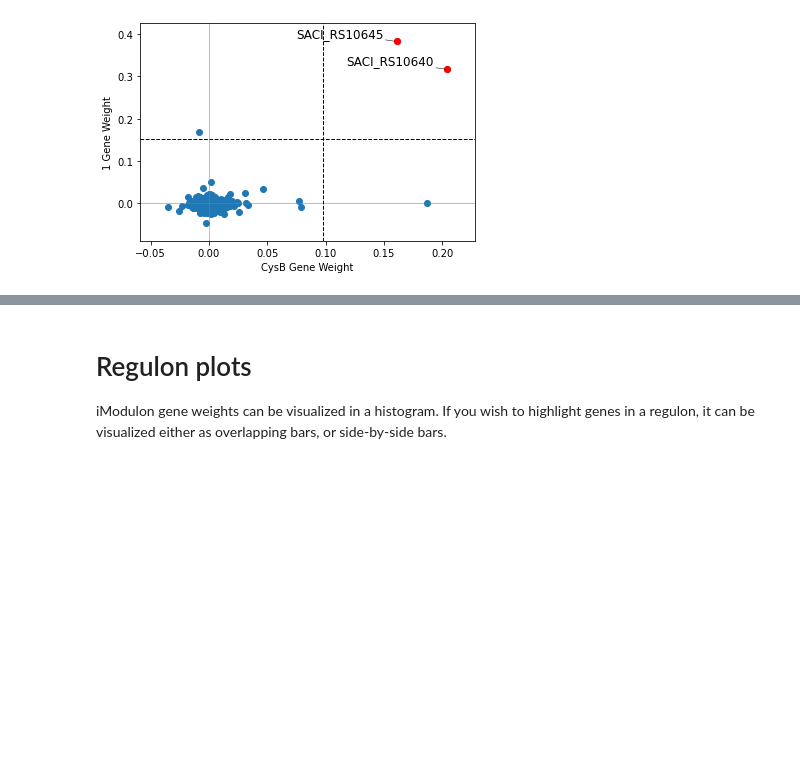
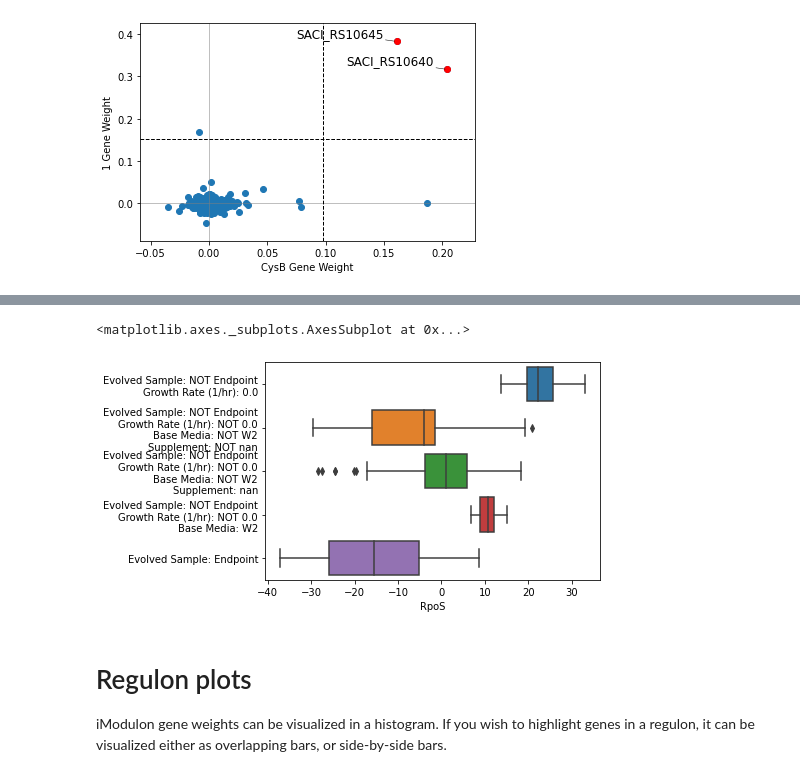
Before and after one commit to SBRG/pymodulon, a Jupyter notebook: notebooks/Visualizations.ipynb, the cells around one changed output, grey strips where cells are left out. Saved outputs shown, nothing was run; the diff lists cells and outputs as text; code cells hidden in the pictures; blank space fills up the shorter version.

```diff
--- a/notebooks/Visualizations.ipynb
+++ b/notebooks/Visualizations.ipynb
@@ -141,3 +154,8 @@ compare_gene_weights(ica_data,'CysB',
+# %%
+metadata_boxplot(ica_data,"RpoS",n_boxes=5,use_cols=['Base Media','Carbon Source (g/L)', 'Nitrogen Source (g/L)','Supplement','Evolved Sample','pH','Growth Rate (1/hr)'])
+# %% [output]
+<matplotlib.axes._subplots.AxesSubplot at 0x...>
+[figure, added]
 # %% [markdown]
 # Regulon plots
 iModulon gene weights can be visualized in a histogram. If you wish to highlight genes in a regulon, it can be visualized either as overlapping bars, or side-by-side bars.
```
Also changed, not shown: parts of 8 cells of this notebook, 1 other file.
